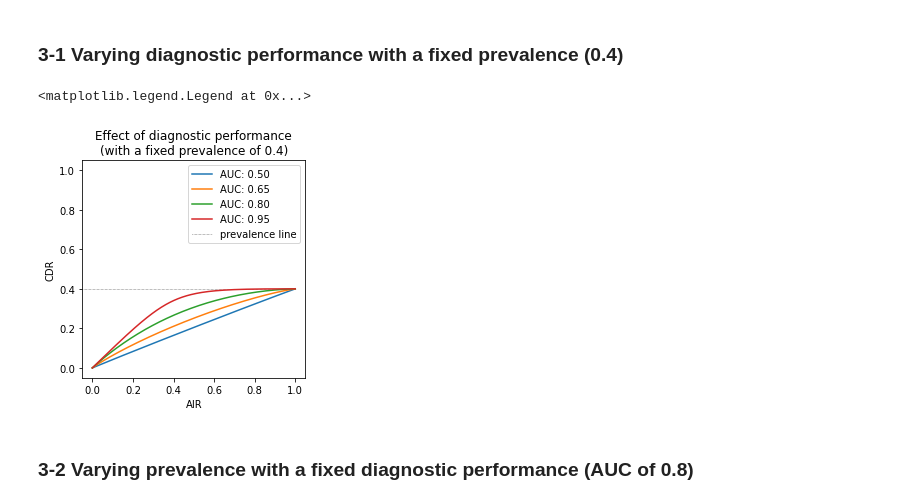
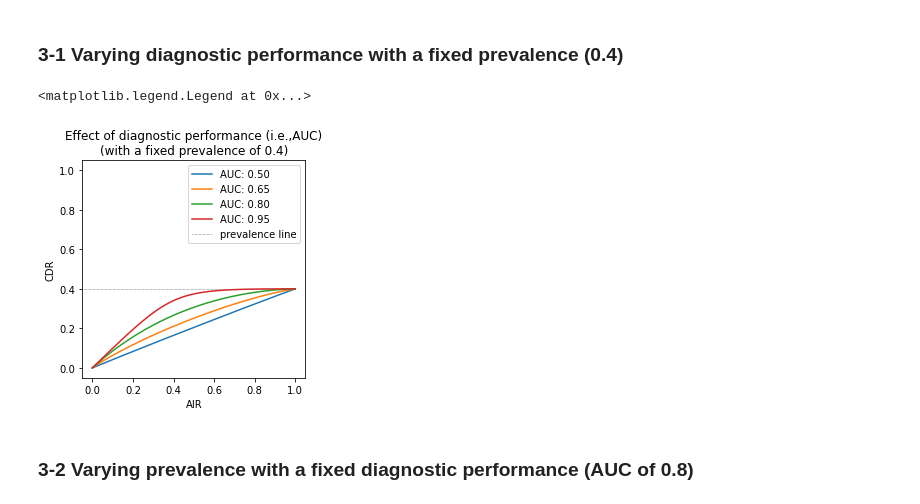
Before and after one commit to hnakai17/Performance_metrics_ProstateMRI, a Jupyter notebook: Simulation.ipynb, the cells around one changed output. Saved outputs shown, nothing was run; the diff lists cells and outputs as text; code cells hidden in the pictures.

```diff
--- a/Simulation.ipynb
+++ b/Simulation.ipynb
@@ -129,9 +132,9 @@ def create_plots(mean_dif, prev, ax=None, ax_row=None, plot=True, ret=False):
         ## 1. score distribution on disease group and control group
         dist_c = norm.pdf(score, loc = mean_score_c)*(1-prev)*100
         dist_d = norm.pdf(score, loc = mean_score_d)*prev*100
-        ax[ax_row, 0].plot(score, dist_c, label="control")
-        ax[ax_row, 0].plot(score, dist_d, label="disease")
-        ax[ax_row, 0].set_title(f"Patient distribution on exam scores")
+        ax[ax_row, 0].plot(score, dist_c, label="Control")
+        ax[ax_row, 0].plot(score, dist_d, label="Disease")
+        ax[ax_row, 0].set_title(f"Patient distribution on exam score (prevalence:{prev})")
         ax[ax_row, 0].set_xlabel("Exam score")
         ax[ax_row, 0].set_ylabel("Percentage in the population (%)")
         ax[ax_row, 0].vlines(x=mean_score_d, ymin=0, ymax=np.max(dist_d), colors='black', ls='--', lw=0.5)
@@ -226,22 +229,23 @@ def getNearest_index(ds, num):
     return idx
 # %%
 plt.figure(figsize=(4,4))
-
+# AIR/CDR plots in AUC of 0.5, 0.65, 0.8, and 0.95
 for AUC in [0.50, 0.65, 0.80, 0.95]:
     ind_closeAUC = getNearest_index(results["AUC"], AUC)
     # prevelence = 0.4 -> ind_closeAUC+1
     ds_closeAUC = results.loc[ind_closeAUC+1]
     plt.plot(ds_closeAUC["AIR"], ds_closeAUC["CDR"], label=f"AUC: {AUC:.2f}")
     plt.ylim((-0.05, 1.05))
     plt.xlim((-0.05, 1.05))
+
 plt.hlines(y=0.4, xmin=-0.05, xmax=1, colors='black', ls=':', lw=0.5, label=f'prevalence line')
-plt.title("Effect of diagnostic performance\n(with a fixed prevalence of 0.4)")
+plt.title("Effect of diagnostic performance (i.e.,AUC)\n(with a fixed prevalence of 0.4)")
 plt.xlabel("AIR")
 plt.ylabel("CDR")
 plt.legend()
 # %% [output]
 <matplotlib.legend.Legend at 0x...>
-[figure, old version]
+[figure, new version]
 # %% [markdown]
 ### 3-2 Varying prevalence with a fixed diagnostic performance (AUC of 0.8)
 # %%
```
Also changed, not shown: parts of 4 cells of this notebook.
